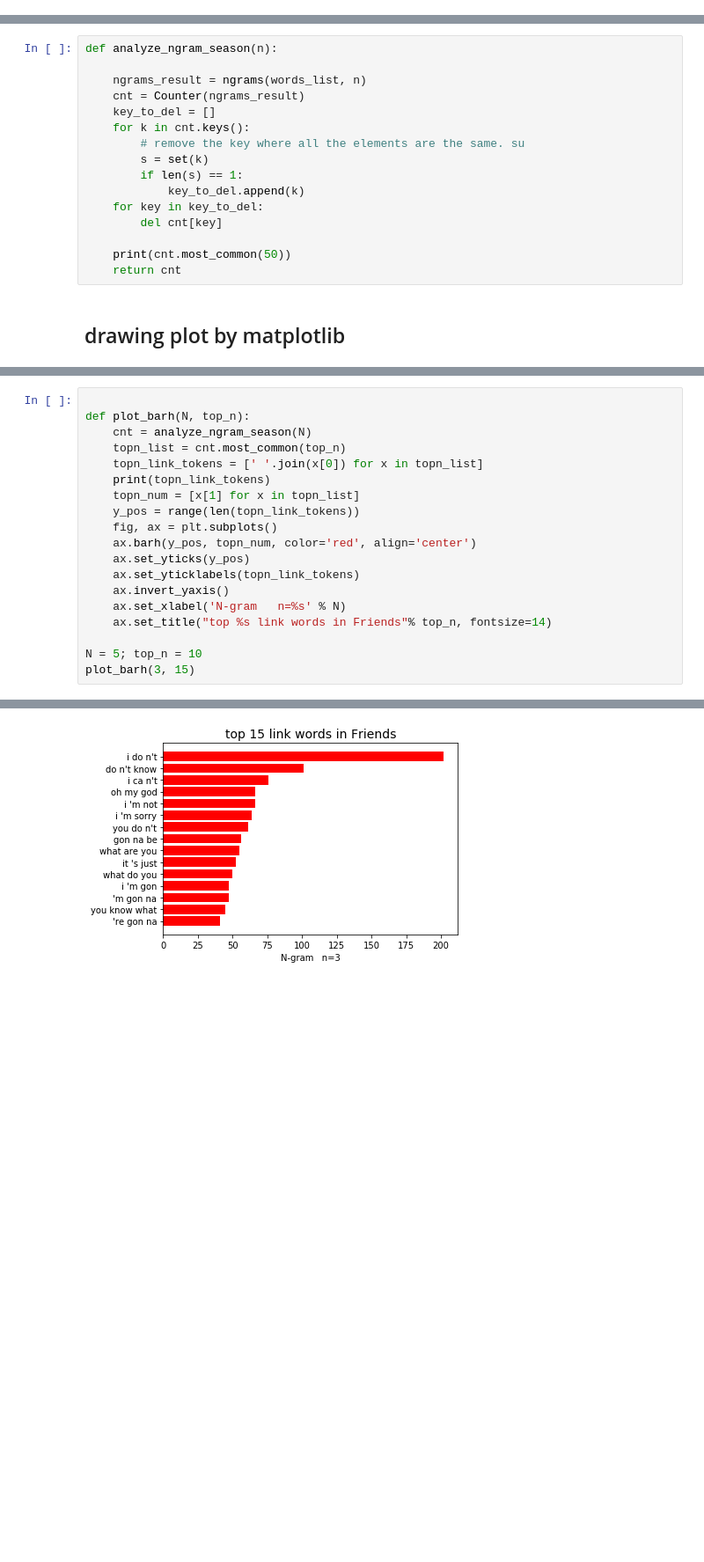
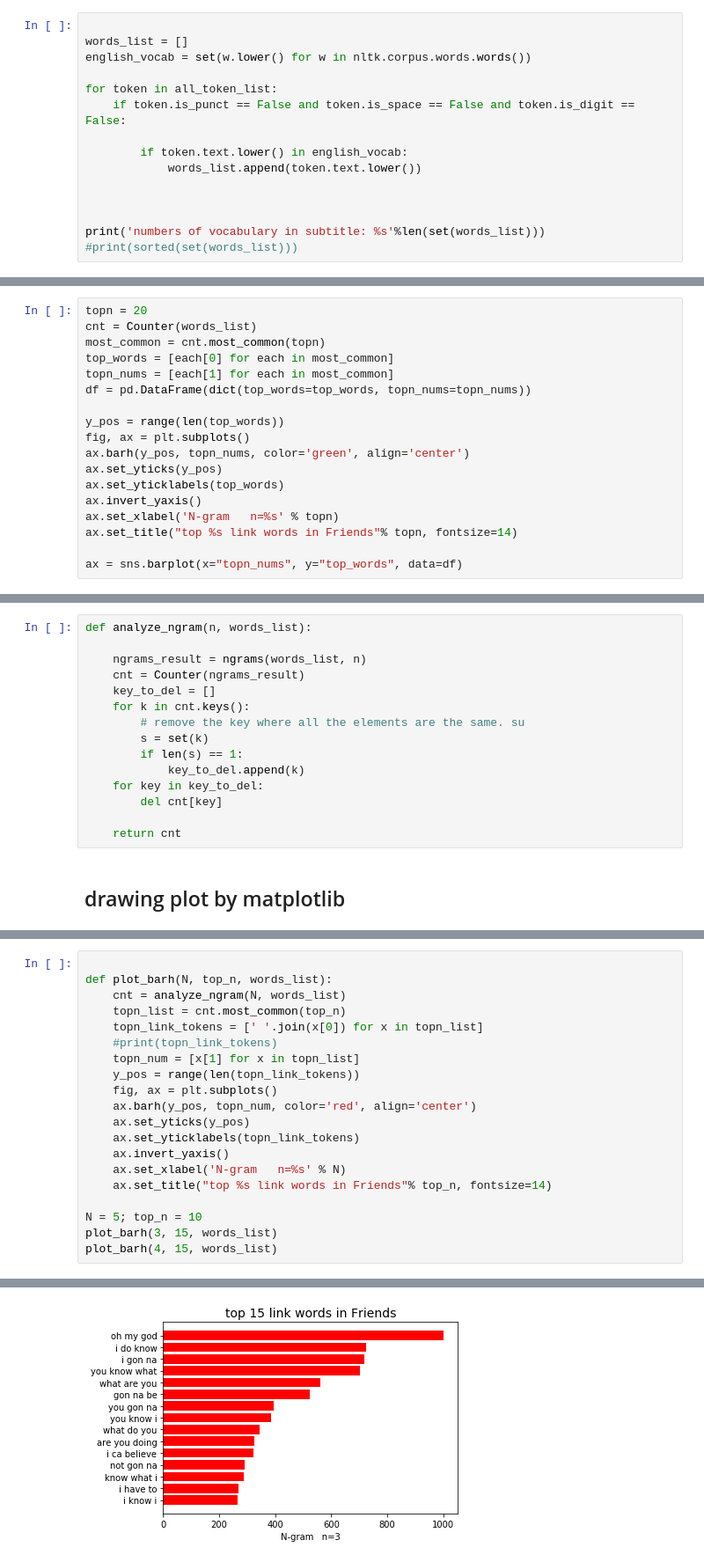
Before and after one commit to mikolaje/SubtitleAnalysis, a Jupyter notebook: Friends/data_display.ipynb, the cells around one changed output, grey strips where cells are left out. Shown at 88% size. Saved outputs shown, nothing was run; the diff lists cells and outputs as text; blank space fills up the shorter version.

```diff
--- a/Friends/data_display.ipynb
+++ b/Friends/data_display.ipynb
@@ -24,0 +40,15 @@ get_words_list_season('01')
+# %%
+
+words_list = []
+english_vocab = set(w.lower() for w in nltk.corpus.words.words())
+
+for token in all_token_list:
+    if token.is_punct == False and token.is_space == False and token.is_digit == False:
+
+        if token.text.lower() in english_vocab:
+            words_list.append(token.text.lower())
+
+
+
+print('numbers of vocabulary in subtitle: %s'%len(set(words_list)))
+#print(sorted(set(words_list)))
@@ -24,0 +60,18 @@ get_words_list_season('01')
+# %%
+topn = 20
+cnt = Counter(words_list)
+most_common = cnt.most_common(topn)
+top_words = [each[0] for each in most_common]
+topn_nums = [each[1] for each in most_common]
+df = pd.DataFrame(dict(top_words=top_words, topn_nums=topn_nums))
+
+y_pos = range(len(top_words))
+fig, ax = plt.subplots()
+ax.barh(y_pos, topn_nums, color='green', align='center')
+ax.set_yticks(y_pos)
+ax.set_yticklabels(top_words)
+ax.invert_yaxis()
+ax.set_xlabel('N-gram   n=%s' % topn)
+ax.set_title("top %s link words in Friends"% topn, fontsize=14)
+
+ax = sns.barplot(x="topn_nums", y="top_words", data=df)
@@ -25,7 +80,7 @@ get_words_list_season('01')
 # %% [markdown]
 ## N-grams
 # %%
-def analyze_ngram_season(n):
+def analyze_ngram(n, words_list):
 
     ngrams_result = ngrams(words_list, n)
     cnt = Counter(ngrams_result)
@@ -38,7 +93,6 @@ def analyze_ngram_season(n):
     for key in key_to_del:
         del cnt[key]
 
-    print(cnt.most_common(50))
     return cnt
 # %% [markdown]
 ## drawing plot by matplotlib
@@ -47,10 +99,10 @@ def analyze_ngram_season(n):
 # %%
 
-def plot_barh(N, top_n):
-    cnt = analyze_ngram_season(N)
+def plot_barh(N, top_n, words_list):
+    cnt = analyze_ngram(N, words_list)
     topn_list = cnt.most_common(top_n)
     topn_link_tokens = [' '.join(x[0]) for x in topn_list]
-    print(topn_link_tokens)
+    #print(topn_link_tokens)
     topn_num = [x[1] for x in topn_list]
     y_pos = range(len(topn_link_tokens))
     fig, ax = plt.subplots()
@@ -62,5 +114,6 @@ def plot_barh(N, top_n):
     ax.set_title("top %s link words in Friends"% top_n, fontsize=14)
 
 N = 5; top_n = 10
-plot_barh(3, 15)
+plot_barh(3, 15, words_list)
+plot_barh(4, 15, words_list)
 # %% [output]
@@ -69 +120 @@ plot_barh(3, 15)
-[figure, old version]
+[figure, new version]
```
Also changed, not shown: parts of 9 cells of this notebook.
